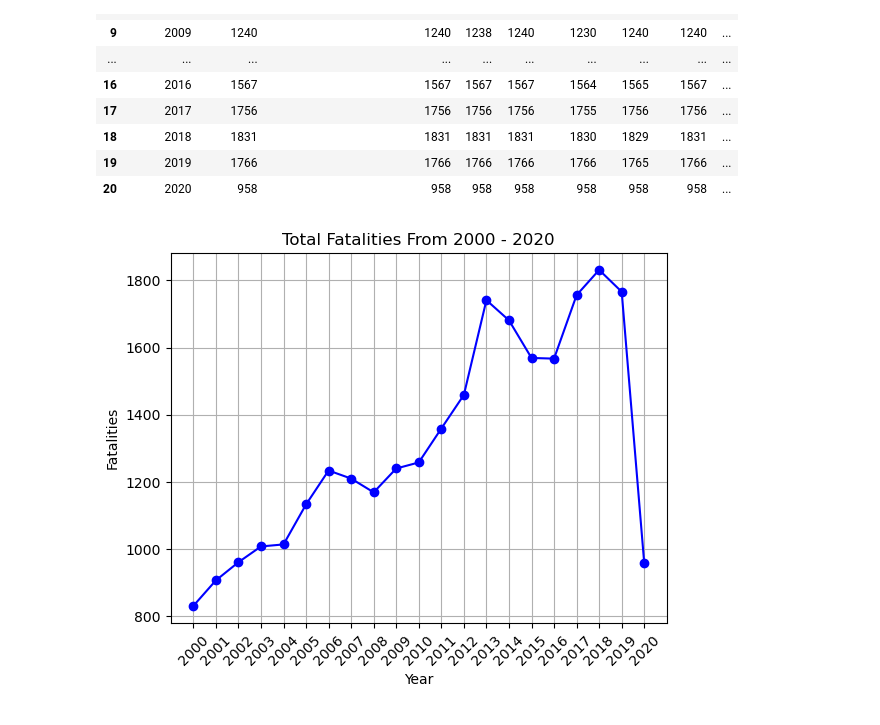
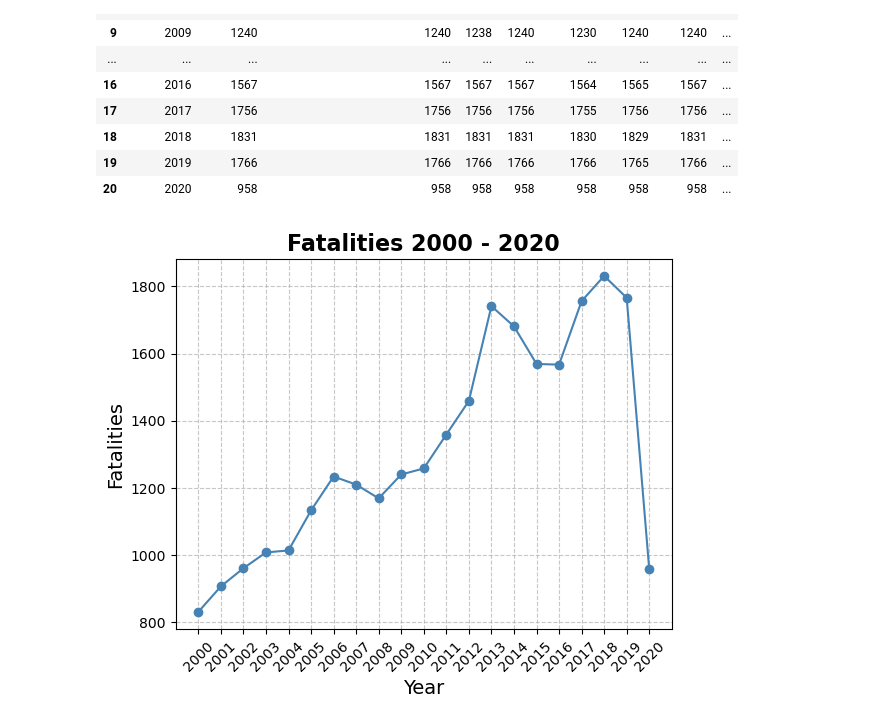
Before and after one commit to cat-mang/LESO_Analysis_Proj, a Jupyter notebook: notebooks/police_graphs.ipynb, the cells around one changed output. Drawn from its saved outputs; the diff is of its cells as text; code cells hidden in the pictures.

```diff
--- a/notebooks/police_graphs.ipynb
+++ b/notebooks/police_graphs.ipynb
@@ -61,16 +61,17 @@ year_df
 | 19 | 2019 | 1766 | 1766 | 1766 | 1766 | 1766 | 1765 | 1766 | ... |
 | 20 | 2020 | 958 | 958 | 958 | 958 | 958 | 958 | 958 | ... |
 # %%
-plt.plot(year_df['Date (Year)'], year_df['Unique ID'], marker='o', color='b', linestyle='-')
+plt.plot(year_df['Date (Year)'], year_df['Unique ID'], marker='o', color='steelblue', linestyle='-')
 
 # Add labels and title
-plt.title('Total Fatalities From 2000 - 2020')
-plt.xlabel('Year')
-plt.ylabel('Fatalities')
+plt.title('Fatalities 2000 - 2020', fontsize=16, fontweight='bold')
+plt.xlabel('Year', fontsize=14)
+plt.ylabel('Fatalities', fontsize=14)
 plt.xticks(rotation=45)
 plt.xticks(year_df['Date (Year)'].astype(int))
+plt.grid(True, linestyle='--', alpha=0.7)
 # Show plot
 plt.grid(True)
 plt.show()
 # %% [output]
-[figure, old version]
+[figure, new version]
```
Also changed, not shown: parts of 5 cells of this notebook, 7 other files.
